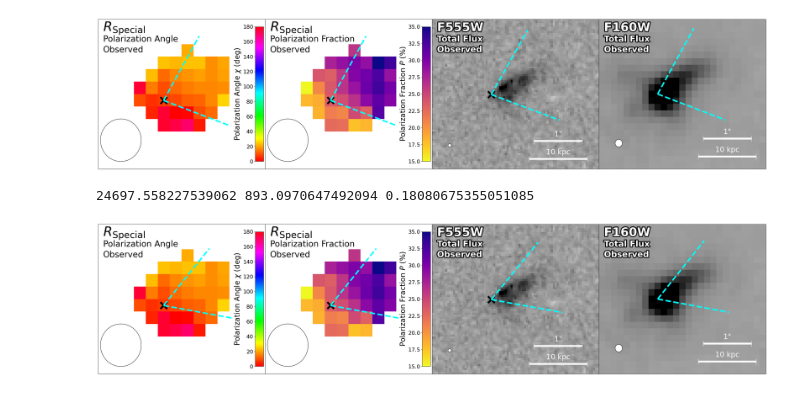
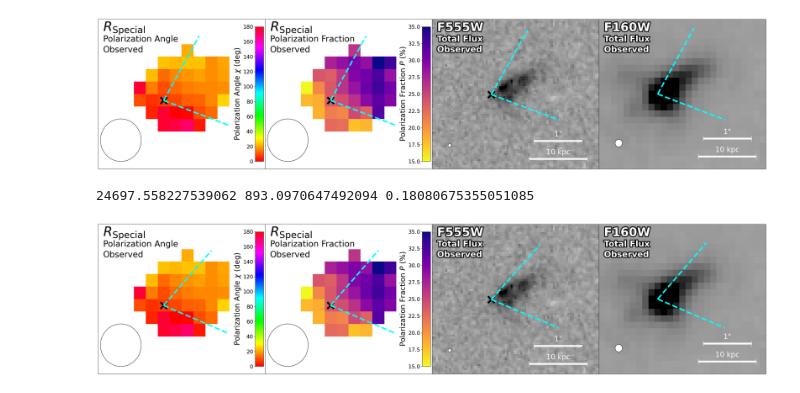
Before and after one commit to rjassef/Impol_BHDs_repo, a Jupyter notebook: plots/W0204-0506/W0204_plot.ipynb, the cells around one changed output. Cells and saved outputs as stored; diff of their text form; code cells hidden in the pictures.

```diff
--- a/plots/W0204-0506/W0204_plot.ipynb
+++ b/plots/W0204-0506/W0204_plot.ipynb
@@ -692,10 +692,12 @@ for k, im in enumerate([pangle_co, pfrac_co, f555w_co, f160w_co]):
     axs[0,k].scatter([cx], [cy], color='black', marker='x', s=500, lw=6.0)
 
     #Draw the cone from the best-fit SKIRTOR model. Where we think we see the outflow cone, the polarization angle is about 20 degrees. The cone base will be at the brightest pixel.
-    chi = 20.*u.deg
+    #chi = 20.*u.deg
+    chi = 12.7*u.deg
     #psi_cone = 18*u.deg
     #psi_cone = 25*u.deg
-    psi_cone = 30*u.deg
+    #psi_cone = 30*u.deg
+    psi_cone = 25*u.deg + 10.*u.deg
     cone_len = 1.5*u.arcsec
     cx2, cy2 = im.wcs.world_to_pixel(max_coords.directional_offset_by(chi+psi_cone-90*u.deg, cone_len))
     cx3, cy3 = im.wcs.world_to_pixel(max_coords.directional_offset_by(chi-psi_cone-90*u.deg, cone_len))
@@ -768,31 +770,31 @@ for k, inst in enumerate(['FORS2','FORS2','F555W','F160W']):
 #10kpc bar
 for k, im in enumerate([pangle_co, pfrac_co, f555w_co, f160w_co]):
     if k<2:
         continue
     if k<2:
         color = 'black'
     else:
         color = 'white'
     pixscale = im.wcs.proj_plane_pixel_scales()[0]
     bar_size = (10*u.kpc/cosmo.angular_diameter_distance(2.100))*u.rad
     bar_size_pix = (bar_size / pixscale).to(u.dimensionless_unscaled)
     ny, nx = im.data.shape
     axs[0,k].errorbar([0.75*nx],[0.06*ny],xerr=[bar_size_pix/2.], fmt='none', capsize=10.0,lw=6.0,color=color)
     txt = axs[0,k].text(0.75*nx,0.08*ny,"10 kpc",ha='center',va='bottom', fontsize=24, color=color)
     if k<2:
         txt.set_path_effects([PathEffects.withStroke(linewidth=4, foreground='black')])
 
     ang_bar_size = 1.0*u.arcsec
     ang_bar_size_pix = (ang_bar_size / pixscale).to(u.dimensionless_unscaled)
     axs[0,k].errorbar([0.75*nx],[0.18*ny],xerr=[ang_bar_size_pix/2.], fmt='none', capsize=10.0,lw=6.0,color=color)
     txt = axs[0,k].text(0.75*nx,0.20*ny,"1\"",ha='center',va='bottom', fontsize=24, color=color)
     if k<2:
         txt.set_path_effects([PathEffects.withStroke(linewidth=4, foreground='black')])
 
 #plt.tight_layout()
 plt.show()
 
 #fig.savefig("W0204_pol_HST.with_cone.narrow_cone_corrected.png", dpi=200, bbox_inches='tight')
 # %% [output]
 24697.558227539062 893.0970647492094 0.18080675355051085
-[figure, old version]
+[figure, new version]
```
Also changed, not shown: 14 other files.
